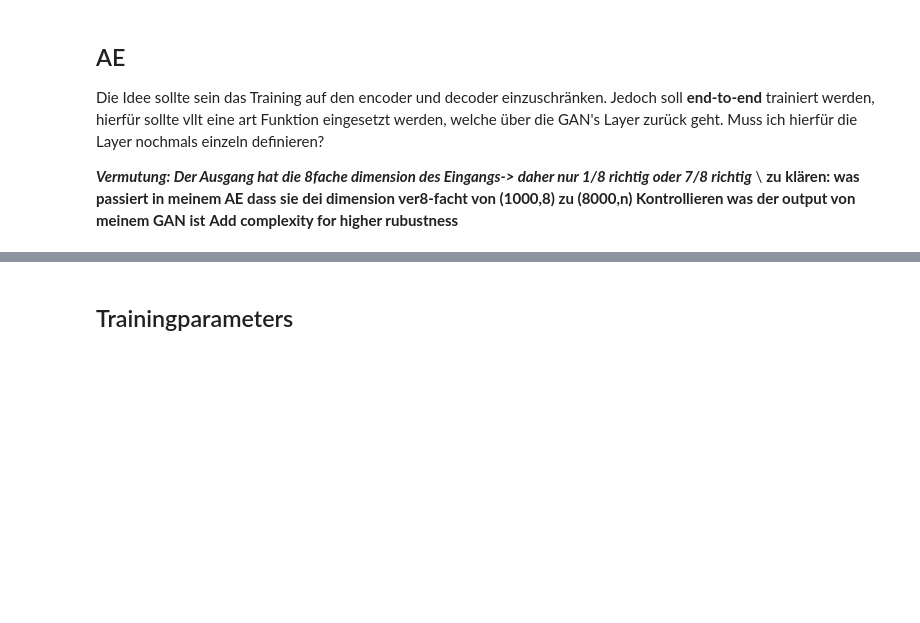
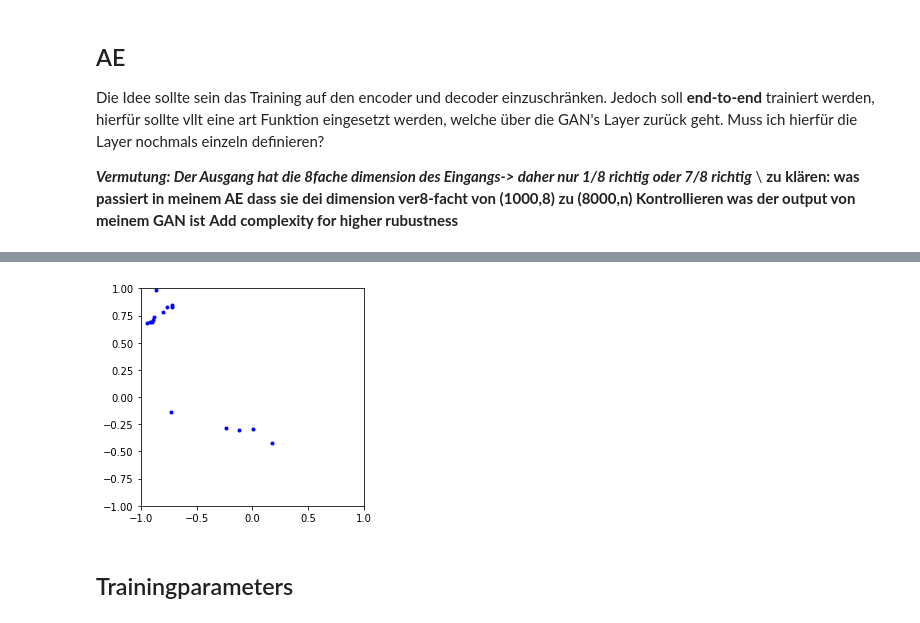
Before and after one commit to YBen1/Autoencoder_communication_sytem_with_GAN_channel-estimation, a Jupyter notebook: MA_GAN_estimation.ipynb, the cells around one changed output, grey strips where cells are left out. Saved outputs shown, nothing was run; the diff lists cells and outputs as text; code cells hidden in the pictures; blank space fills up the shorter version.

```diff
--- a/MA_GAN_estimation.ipynb
+++ b/MA_GAN_estimation.ipynb
@@ -483,14 +483,19 @@ Muss ich hierfür die Layer nochmals einzeln definieren?
 
 def get_encoder():
   model = tf.keras.Sequential()
-  model.add(tf.keras.layers.Dense(32,use_bias=True, activation='relu',input_shape=(n,)))
-  model.add(tf.keras.layers.Dense(n,use_bias=False, activation='softmax'))
+  model.add(tf.keras.layers.InputLayer(input_shape=[M]))
+  model.add(tf.keras.layers.Dense(M,use_bias=True, activation='relu'))
+  model.add(tf.keras.layers.Dense(M,use_bias=True, activation='relu'))
+  model.add(tf.keras.layers.Dense(n,use_bias=False, activation=None))
+  model.add(tf.keras.layers.Lambda(lambda x : tf.divide(x, tf.sqrt(2*tf.reduce_mean(tf.square(x))))))
   return model
 
 def get_decoder():
   model = tf.keras.Sequential()
-  model.add(tf.keras.layers.Dense(n,use_bias=True, activation='relu', input_shape=(n,)))
-  model.add(tf.keras.layers.Dense(n,use_bias=False, activation='softmax'))
+  model.add(tf.keras.layers.InputLayer(input_shape=[n]))
+  model.add(tf.keras.layers.Dense(n,use_bias=True, activation='relu'))
+  model.add(tf.keras.layers.Dense(M,use_bias=True, activation='relu'))
+  model.add(tf.keras.layers.Dense(M,use_bias=False, activation='softmax'))
   return model
 
 encoder = get_encoder()
@@ -509,8 +514,8 @@ def get_AE(encoder, generator, decoder):
 
 
 def generate_data_vector(length):
-  random_vector = tf.random.uniform(shape =(length,),minval=0,maxval=n-1, dtype=tf.dtypes.int32 ,seed=None,name=None)
-  random_hot_one_vector = tf.one_hot(random_vector, depth=n,on_value=1, off_value=0,axis=-1)
+  random_vector = tf.random.uniform(shape =(length,),minval=0,maxval=M, dtype=tf.dtypes.int32 ,seed=None,name=None)
+  random_hot_one_vector = tf.one_hot(random_vector, depth=M,on_value=1, off_value=0,axis=-1)
   print(random_hot_one_vector.shape)
   return random_hot_one_vector
 
@@ -520,5 +525,5 @@ data, test_data = generate_data_vector(1000000), generate_data_vector(10000)
 #model = Autoencoder()
 AE = get_AE(encoder, generator, decoder)
 AE.compile(optimizer='adam',loss='categorical_crossentropy',metrics=['accuracy'])
-history = AE.fit(data, data, batch_size=100,steps_per_epoch=1100, epochs=5)
+history = AE.fit(data, data, batch_size=100,steps_per_epoch=11000, epochs=5)
 # %% [output]
@@ -577,3 +582,13 @@ tf.Tensor([0 0 0 0 0 0 0 0], shape=(8,), dtype=int32)
+# %%
+tes_data = np.eye(M, dtype = int)
+coding= encoder.predict(tes_data)
+fig = plt.figure(figsize=(4,4))
+plt.plot(coding[:,0], coding[:,1],"b.")
+plt.gca().set_ylim(-1,1)
+plt.gca().set_xlim(-1,1)
+plt.show()
+# %% [output]
+[figure, added]
 # %% [markdown]
 ## Trainingparameters
 # %%
```
Also changed, not shown: parts of 8 cells of this notebook.
